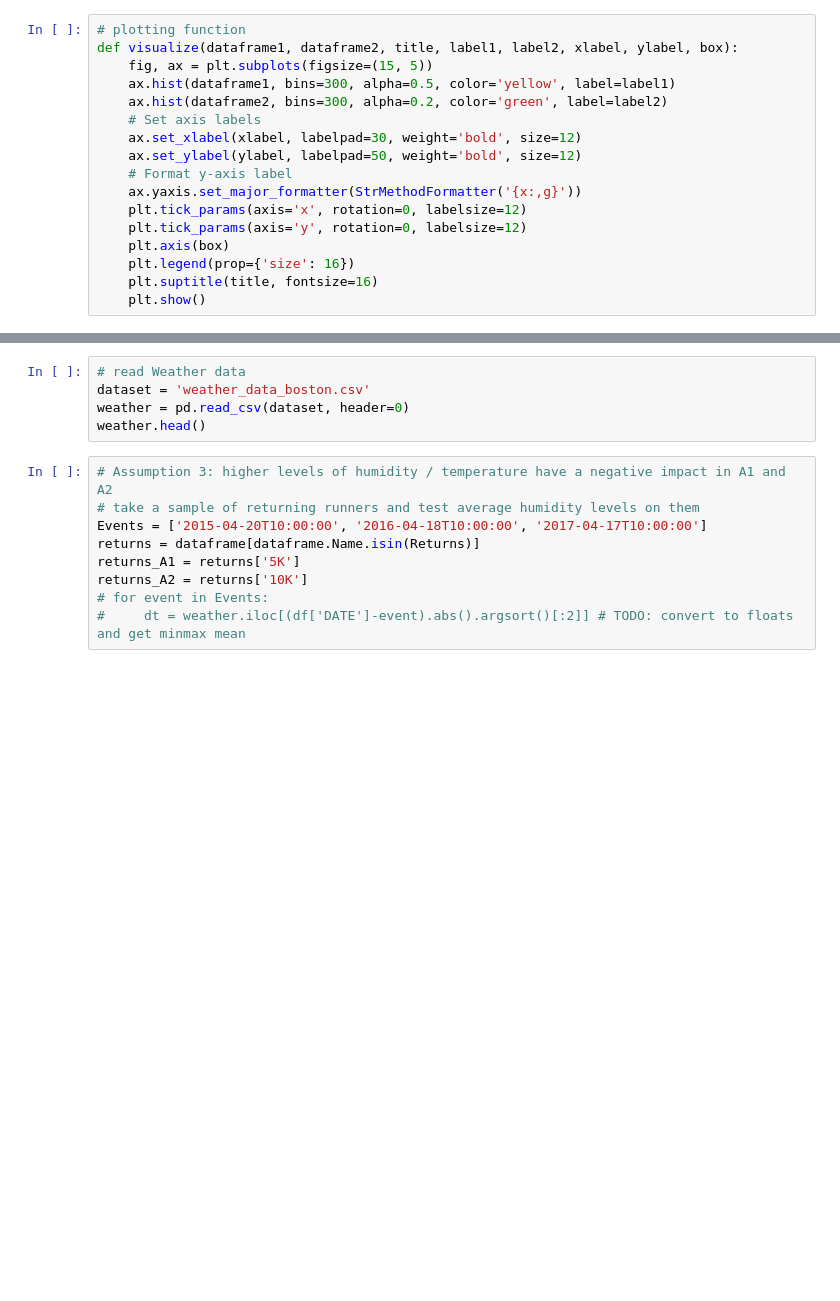
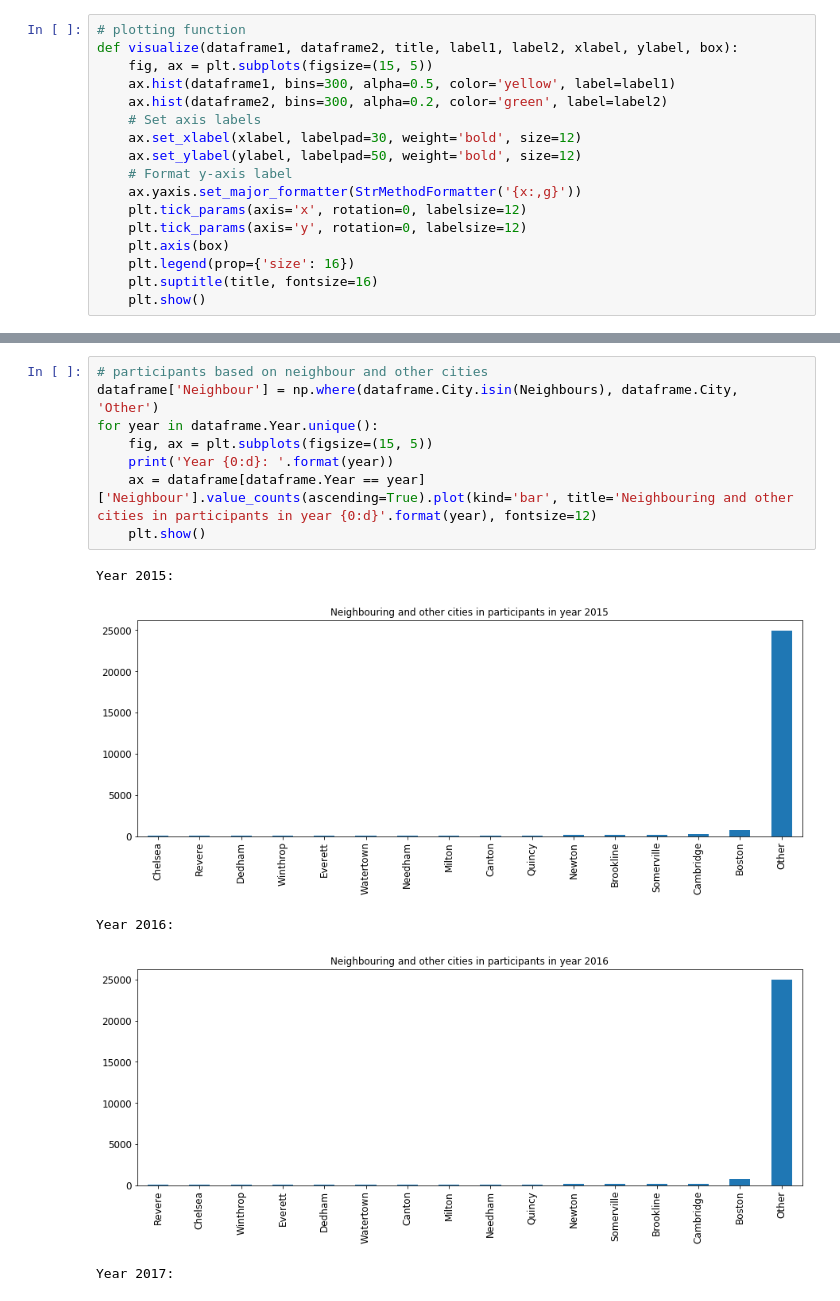
Before and after one commit to SeanHladkyj/Boston-marathon-project, a Jupyter notebook: Boston_Challenge.ipynb, the cells around one changed output, grey strips where cells are left out. Saved outputs shown, nothing was run; the diff lists cells and outputs as text; blank space fills up the shorter version.

```diff
--- a/Boston_Challenge.ipynb
+++ b/Boston_Challenge.ipynb
@@ -144,14 +231,14 @@ for year in dataframe.Year.unique():
-# %%
-# read Weather data
-dataset = 'weather_data_boston.csv'
-weather = pd.read_csv(dataset, header=0)
-weather.head()
-# %%
-# Assumption 3: higher levels of humidity / temperature have a negative impact in A1 and A2
-# take a sample of returning runners and test average humidity levels on them
-Events = ['2015-04-20T10:00:00', '2016-04-18T10:00:00', '2017-04-17T10:00:00']
-returns = dataframe[dataframe.Name.isin(Returns)]
-returns_A1 = returns['5K']
-returns_A2 = returns['10K']
-# for event in Events:
-#     dt = weather.iloc[(df['DATE']-event).abs().argsort()[:2]] # TODO: convert to floats and get minmax mean
+# %%
+# participants based on neighbour and other cities
+dataframe['Neighbour'] = np.where(dataframe.City.isin(Neighbours), dataframe.City, 'Other')
+for year in dataframe.Year.unique():
+    fig, ax = plt.subplots(figsize=(15, 5))
+    print('Year {0:d}: '.format(year))
+    ax = dataframe[dataframe.Year == year]['Neighbour'].value_counts(ascending=True).plot(kind='bar', title='Neighbouring and other cities in participants in year {0:d}'.format(year), fontsize=12)
+    plt.show()
+# %% [output]
+Year 2015:
+[figure, added]
+Year 2016:
+[figure, added]
+Year 2017:
```
Also changed, not shown: parts of 11 cells of this notebook, 2 other files.
